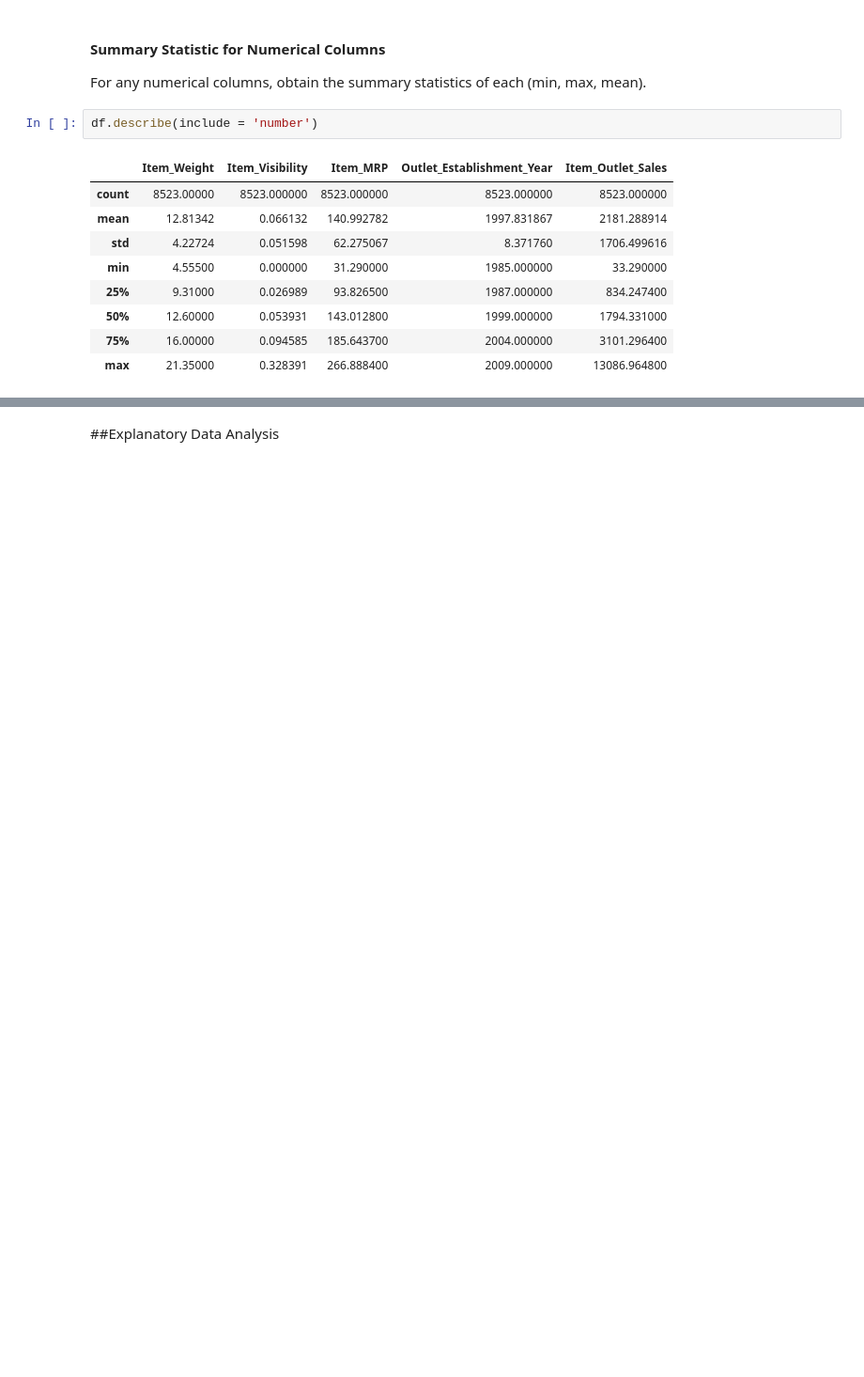
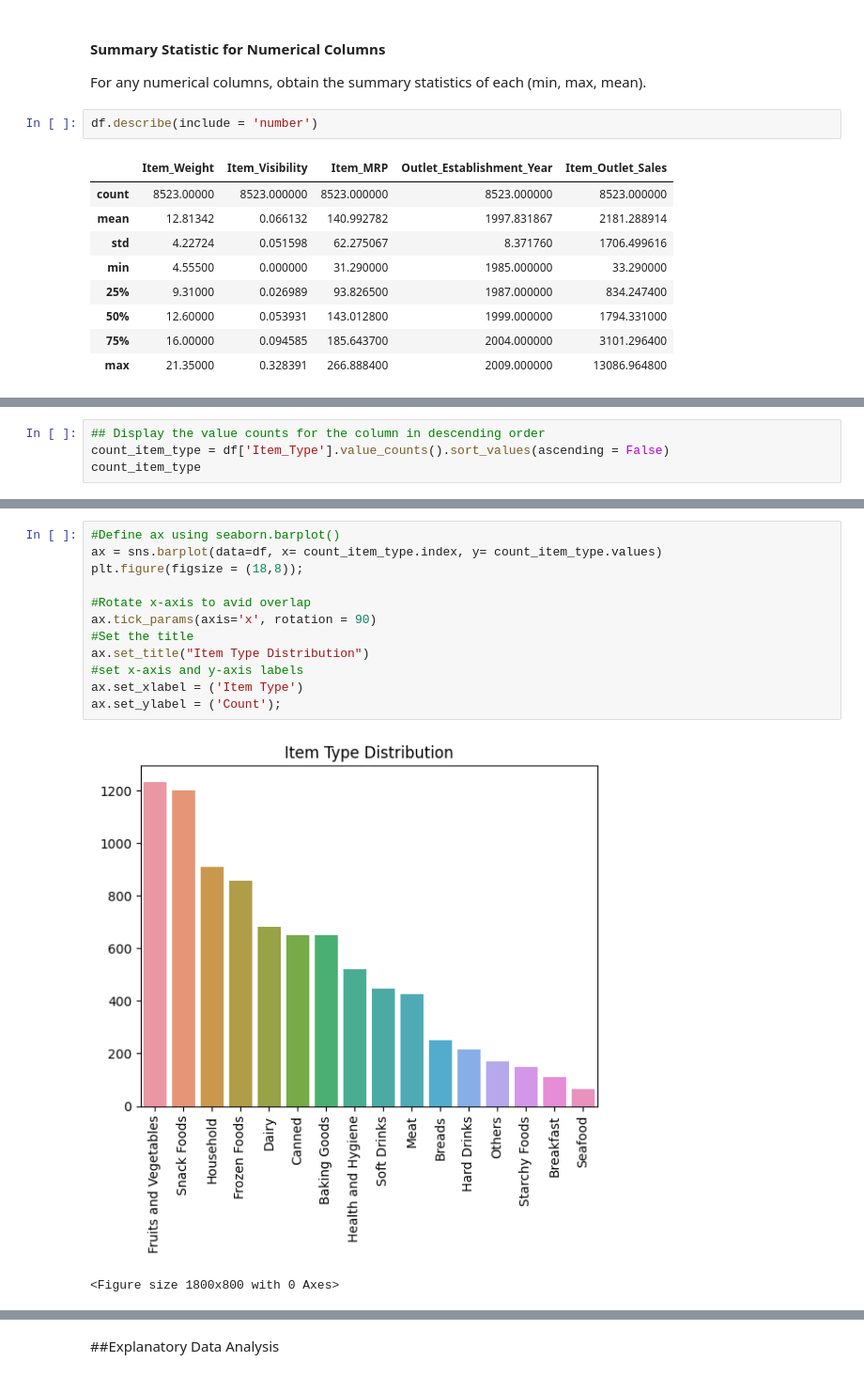
Before and after one commit to patelmedha/Prediction-of-Product-Sales, a Jupyter notebook: PREDICTION_OF_PRODUCT_SALES.ipynb, the cells around one changed output, grey strips where cells are left out. Shown at 94% size. Drawn from its saved outputs; the diff is of its cells as text; blank space fills up the shorter version.

```diff
--- a/PREDICTION_OF_PRODUCT_SALES.ipynb
+++ b/PREDICTION_OF_PRODUCT_SALES.ipynb
@@ -454,0 +488,4 @@ df.describe(include = 'number')
+# %%
+## Display the value counts for the column in descending order
+count_item_type = df['Item_Type'].value_counts().sort_values(ascending = False)
+count_item_type
@@ -454,0 +510,15 @@ df.describe(include = 'number')
+# %%
+#Define ax using seaborn.barplot()
+ax = sns.barplot(data=df, x= count_item_type.index, y= count_item_type.values)
+plt.figure(figsize = (18,8));
+
+#Rotate x-axis to avid overlap
+ax.tick_params(axis='x', rotation = 90)
+#Set the title
+ax.set_title("Item Type Distribution")
+#set x-axis and y-axis labels
+ax.set_xlabel = ('Item Type')
+ax.set_ylabel = ('Count');
+# %% [output]
+[figure, added]
+<Figure size 1800x800 with 0 Axes>
```
Also changed, not shown: parts of 75 cells of this notebook.
